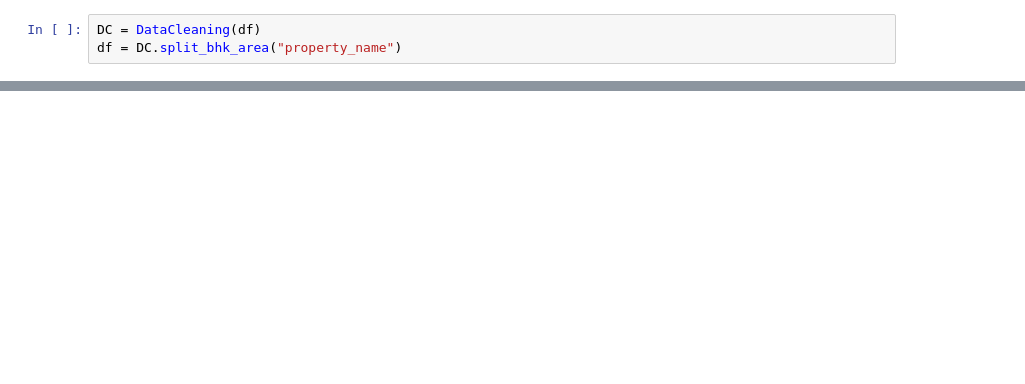
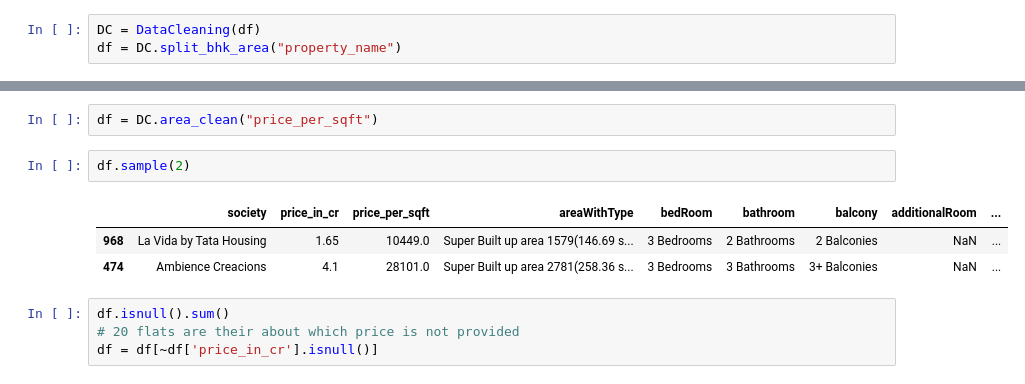
Before and after one commit to Rishabh952008/RealEstate_Project, a Jupyter notebook: notebooks/data_processing.ipynb, the cells around one changed output, grey strips where cells are left out. Drawn from its saved outputs; the diff is of its cells as text; blank space fills up the shorter version.

```diff
--- a/notebooks/data_processing.ipynb
+++ b/notebooks/data_processing.ipynb
@@ -73,0 +140,12 @@ dtype('O')
+# %%
+df = DC.area_clean("price_per_sqft")
+# %%
+df.sample(2)
+# %% [output]
+|  | society | price_in_cr | price_per_sqft | areaWithType | bedRoom | bathroom | balcony | additionalRoom | ... |
+| 968 | La Vida by Tata Housing | 1.65 | 10449.0 | Super Built up area 1579(146.69 s... | 3 Bedrooms | 2 Bathrooms | 2 Balconies | NaN | ... |
+| 474 | Ambience Creacions | 4.1 | 28101.0 | Super Built up area 2781(258.36 s... | 3 Bedrooms | 3 Bathrooms | 3+ Balconies | NaN | ... |
+# %%
+df.isnull().sum()
+# 20 flats are their about which price is not provided
+df = df[~df['price_in_cr'].isnull()]
```
Also changed, not shown: parts of 18 cells of this notebook, 1 other file.
